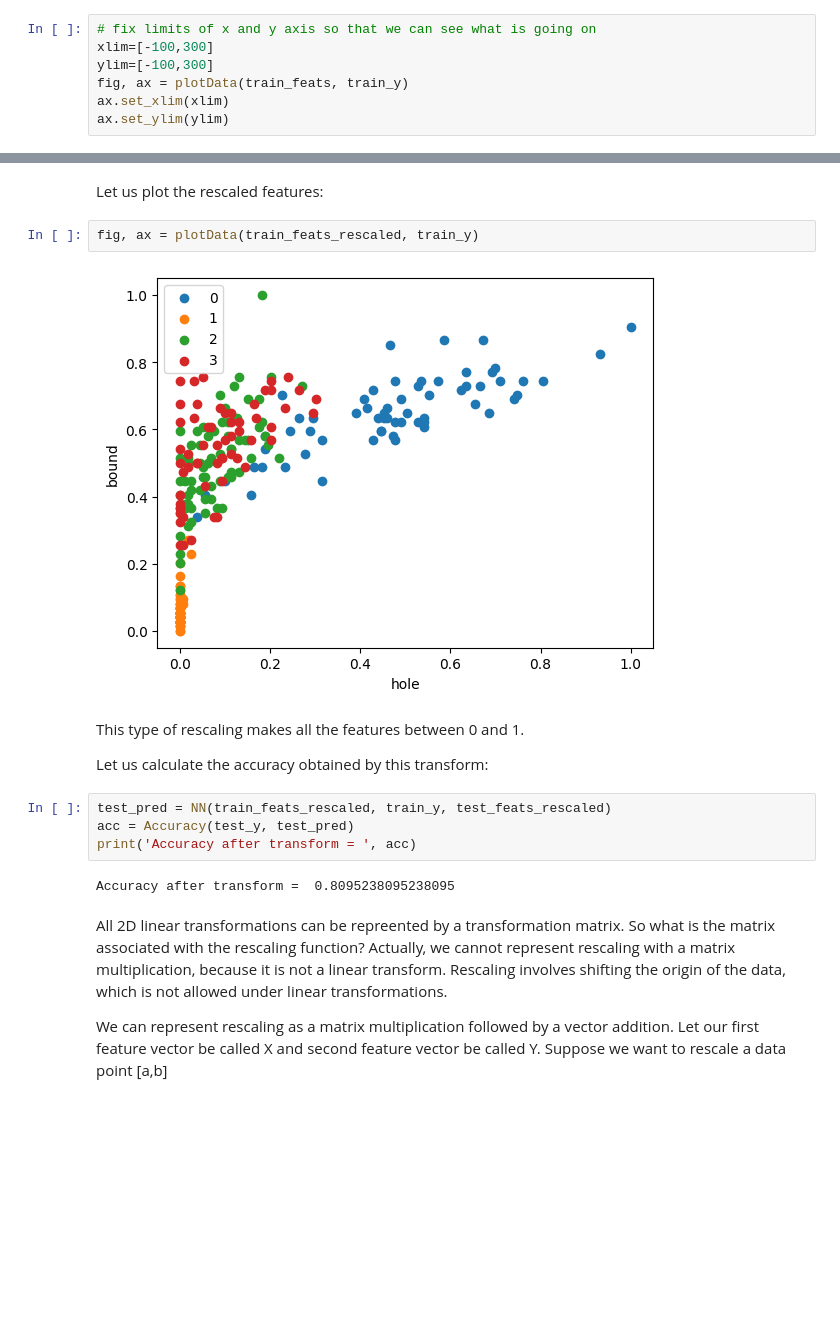
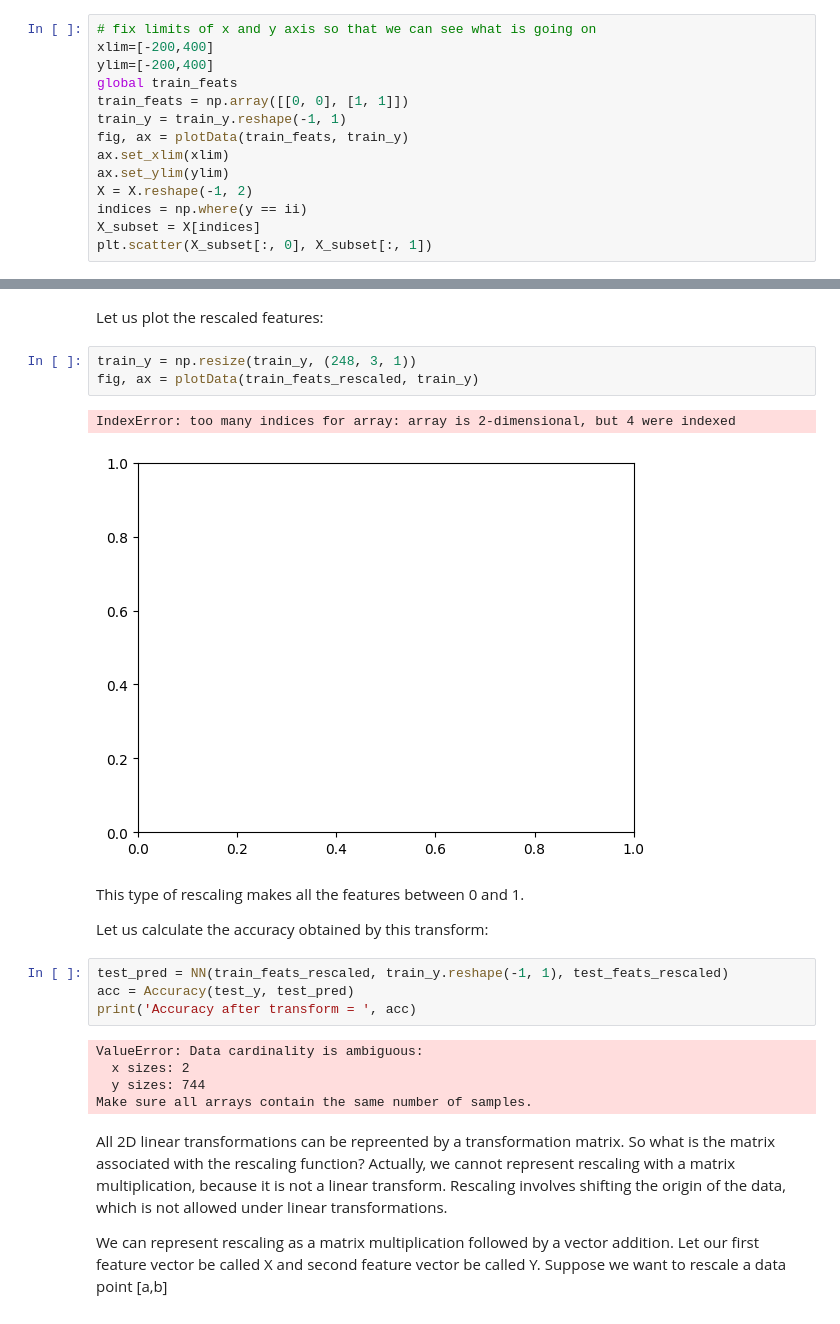
Before and after one commit to Vedasr/AIML-Course, a Jupyter notebook: AIML_Module_1_Lab_4_Transforming_data_using_linear_algebra.ipynb, the cells around one changed output, grey strips where cells are left out. Drawn from its saved outputs; the diff is of its cells as text; blank space fills up the shorter version.

```diff
--- a/AIML_Module_1_Lab_4_Transforming_data_using_linear_algebra.ipynb
+++ b/AIML_Module_1_Lab_4_Transforming_data_using_linear_algebra.ipynb
@@ -284,9 +309,16 @@ Downloading data from https://storage.googleapis.com/tensorflow/tf-keras-dataset
 Let us plot the samples and see what they look like:
 # %%
 # fix limits of x and y axis so that we can see what is going on
-xlim=[-100,300]
-ylim=[-100,300]
+xlim=[-200,400]
+ylim=[-200,400]
+global train_feats
+train_feats = np.array([[0, 0], [1, 1]])
+train_y = train_y.reshape(-1, 1)
 fig, ax = plotData(train_feats, train_y)
 ax.set_xlim(xlim)
 ax.set_ylim(ylim)
+X = X.reshape(-1, 2)
+indices = np.where(y == ii)
+X_subset = X[indices]
+plt.scatter(X_subset[:, 0], X_subset[:, 1])
 # %% [output]
@@ -355,19 +414,24 @@ test_feats_rescaled = np.stack((test_feats_rescaled_x, test_feats_rescaled_y),1)
 # %% [markdown]
 Let us plot the rescaled features:
 # %%
+train_y = np.resize(train_y, (248, 3, 1))
 fig, ax = plotData(train_feats_rescaled, train_y)
 # %% [output]
+IndexError: too many indices for array: array is 2-dimensional, but 4 were indexed
-[figure, old version]
+[figure, new version]
 # %% [markdown]
 This type of rescaling makes all the features between 0 and 1.
 
 Let us calculate the accuracy obtained by this transform:
 # %%
-test_pred = NN(train_feats_rescaled, train_y, test_feats_rescaled)
+test_pred = NN(train_feats_rescaled, train_y.reshape(-1, 1), test_feats_rescaled)
 acc = Accuracy(test_y, test_pred)
 print('Accuracy after transform = ', acc)
 # %% [output]
-Accuracy after transform =  0.8095238095238095
+ValueError: Data cardinality is ambiguous:
+  x sizes: 2
+  y sizes: 744
+Make sure all arrays contain the same number of samples.
 # %% [markdown]
 All 2D linear transformations can be repreented by a transformation matrix. So what is the matrix associated with the rescaling function? Actually, we cannot represent rescaling with a matrix multiplication, because it is not a linear transform. Rescaling involves shifting the origin of the data, which is not allowed under linear transformations.
 
```
Also changed, not shown: parts of 13 cells of this notebook.
